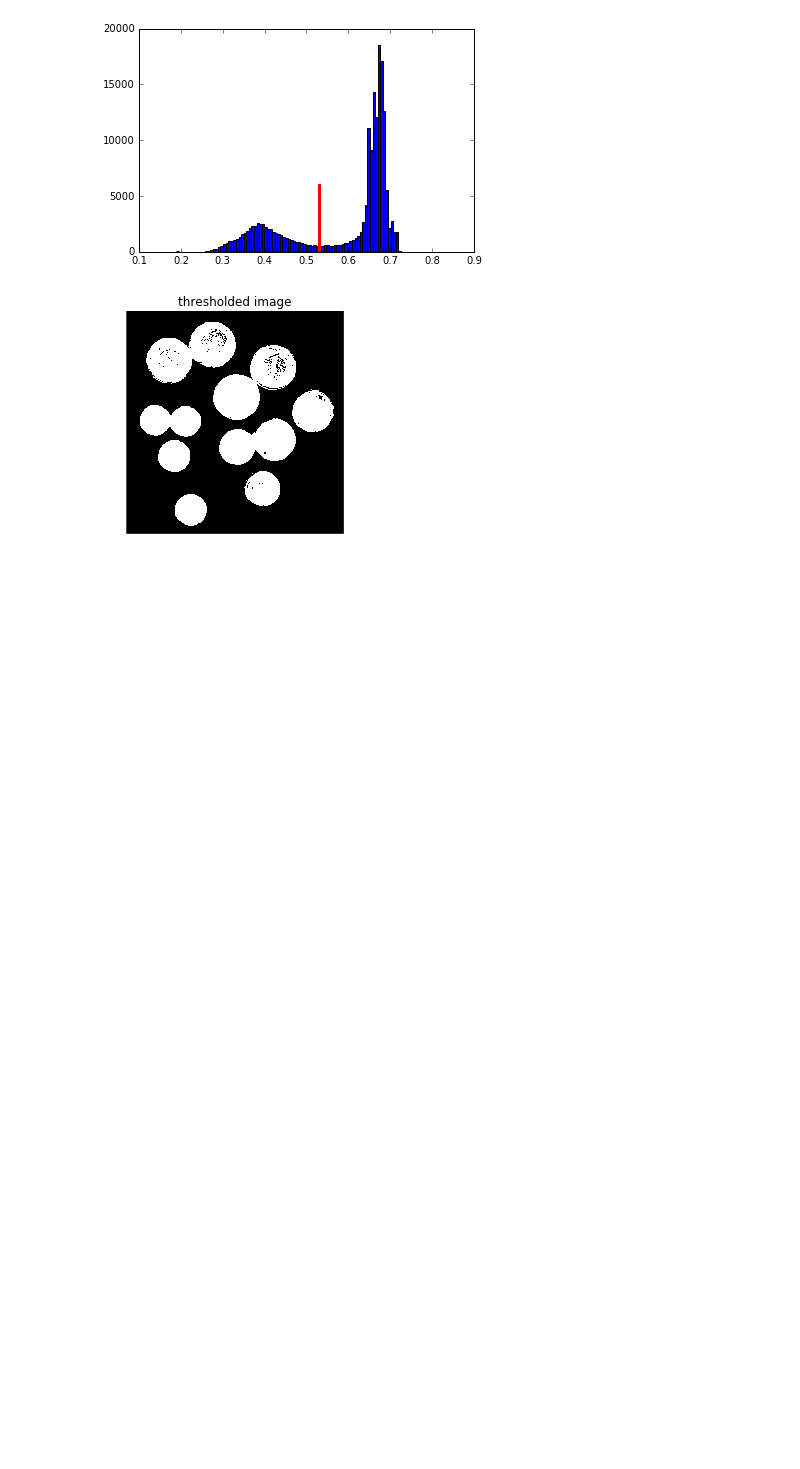
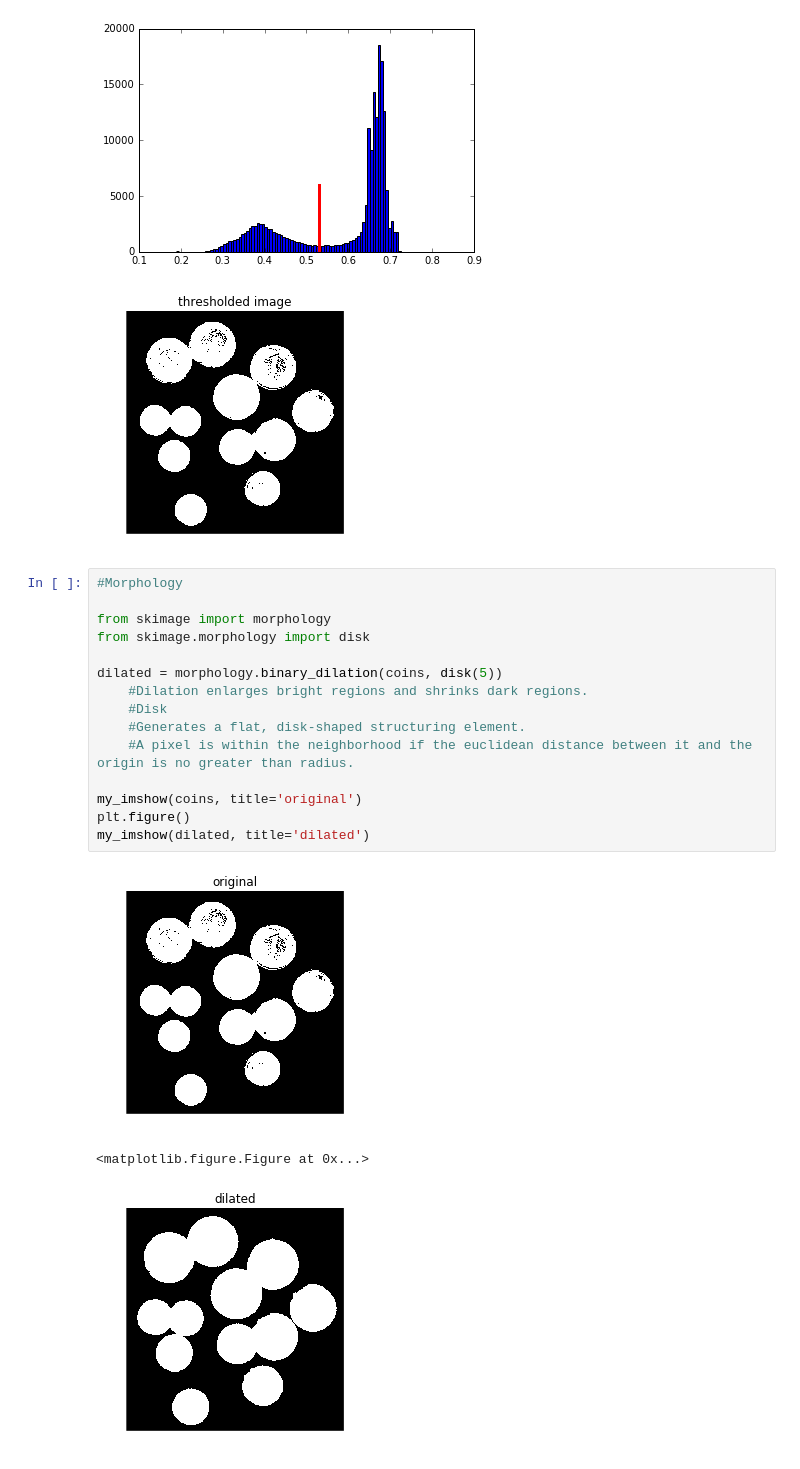
Before and after one commit to kwitte2232/Image-Analysis-in-Python, a Jupyter notebook: Kristen/ImageProcessing_with_Python_(brikeats).ipynb, the cells around one changed output. Saved outputs shown, nothing was run; the diff lists cells and outputs as text; blank space fills up the shorter version.

```diff
--- a/Kristen/ImageProcessing_with_Python_(brikeats).ipynb
+++ b/Kristen/ImageProcessing_with_Python_(brikeats).ipynb
@@ -275,3 +275,22 @@ thresh=  0.530300981501
 [figure]
 [figure]
 [figure]
+# %%
+#Morphology
+
+from skimage import morphology
+from skimage.morphology import disk
+
+dilated = morphology.binary_dilation(coins, disk(5))
+    #Dilation enlarges bright regions and shrinks dark regions.
+    #Disk
+    #Generates a flat, disk-shaped structuring element.
+    #A pixel is within the neighborhood if the euclidean distance between it and the origin is no greater than radius.
+
+my_imshow(coins, title='original')
+plt.figure()
+my_imshow(dilated, title='dilated')
+# %% [output]
+[figure, added]
+<matplotlib.figure.Figure at 0x...>
+[figure, added]
```
Also changed, not shown: parts of 23 cells of this notebook.
